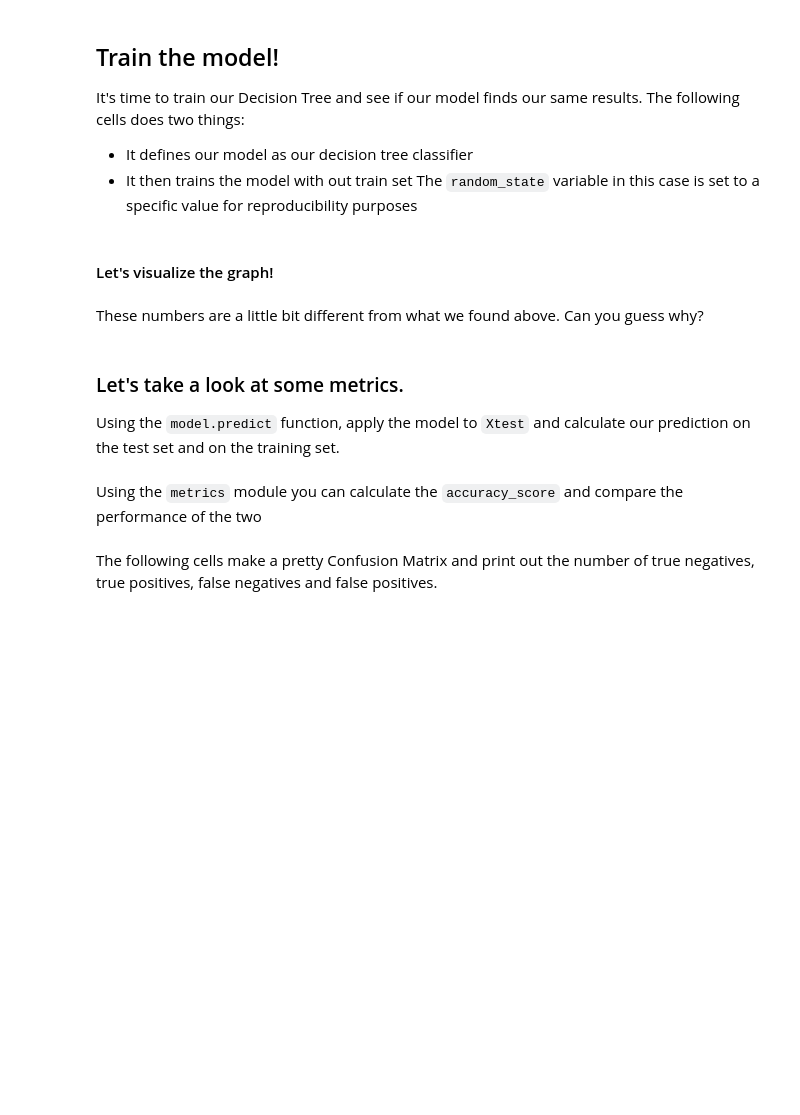
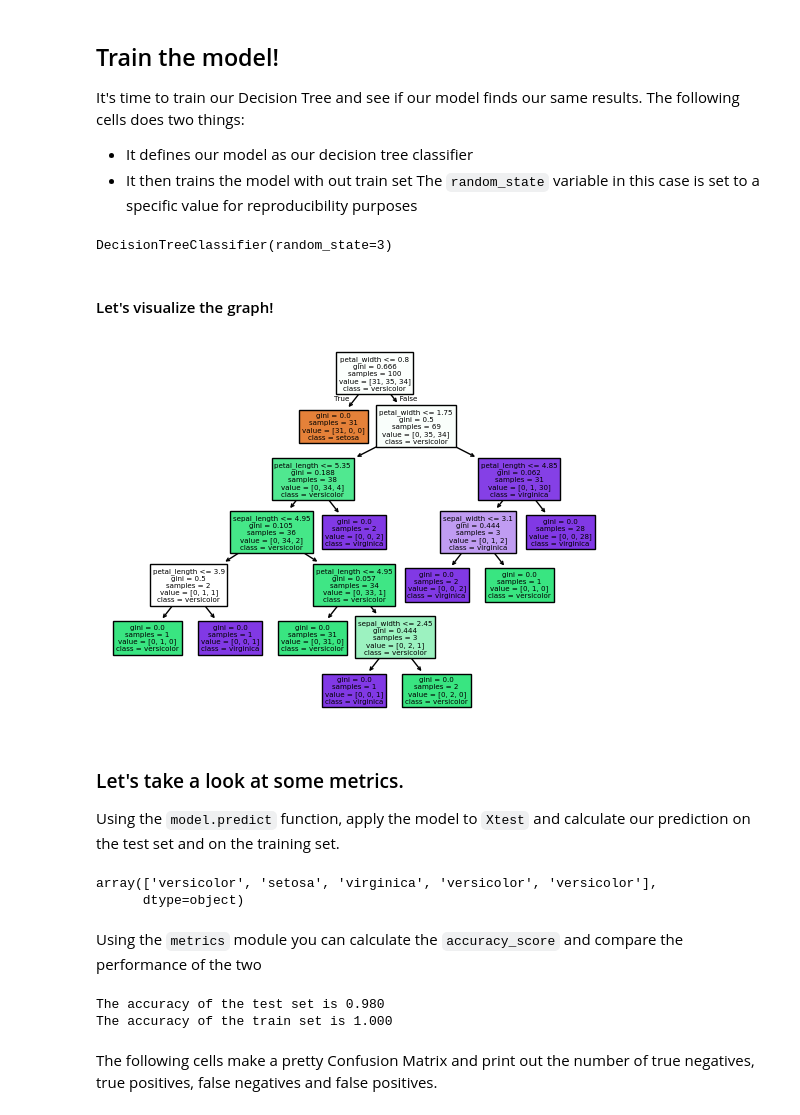
Before and after one commit to nakulpandit/QM_ML_DL_Lab, a Jupyter notebook: week 3/Week_3_2025_first_ML_project_Shared.ipynb, the cells around one changed output. Drawn from its saved outputs; the diff is of its cells as text; code cells hidden in the pictures; blank space fills up the shorter version.

```diff
--- a/week 3/Week_3_2025_first_ML_project_Shared.ipynb
+++ b/week 3/Week_3_2025_first_ML_project_Shared.ipynb
@@ -89,0 +102,2 @@ You can change the column names to something handier, or keep them as they are,
+# %%
+learningSet.drop_duplicates(keep='first').reset_index(drop=True, inplace=True)
@@ -118,3 +135,8 @@ ytest  = ...
+# %%
+X = learningSet.drop(columns=['species'])
+Y = learningSet['species']
+# %%
+xtrain, xtest, ytrain, ytest = train_test_split(X, Y, test_size=0.33, random_state=42,)
 # %% [markdown]
 Verify that the `shape` of `Xtrain`, `Xtest`, `ytrain`, `ytest` is what you expect.
 # %%
@@ -183,12 +218,13 @@ It's time to train our Decision Tree and see if our model finds our same results
 The `random_state` variable in this case is set to a specific value for reproducibility purposes
 # %%
 model = DecisionTreeClassifier(random_state=3)
-model.fit(Xtrain,ytrain)
+model.fit(xtrain,ytrain)
+# %% [output]
+DecisionTreeClassifier(random_state=3)
 # %% [markdown]
 #### Let's visualize the graph!
 # %%
-plot_tree(model, feature_names=['Stellar Mass (M*)', 'Orbital Period (d)', 'Distance (AU)'],
-          class_names=['Not Habitable','Habitable'], filled = True, rounded = True)
+plot_tree(model, feature_names=['sepal_length', 'sepal_width', 'petal_length', 'petal_width'], class_names=model.classes_, filled=True)
 plt.show()
+# %% [output]
+[figure, added]
-# %% [markdown]
-These numbers are a little bit different from what we found above. Can you guess why?
@@ -203,2 +234,8 @@ ytrainpred = ...
+# %%
+ytestpred = model.predict(xtest)
+ytestpred[0:5]
+# %% [output]
+array(['versicolor', 'setosa', 'virginica', 'versicolor', 'versicolor'],
+      dtype=object)
 # %% [markdown]
 Using the `metrics` module you can calculate the `accuracy_score` and compare the performance of the two
@@ -205,8 +244,11 @@ Using the `metrics` module you can calculate the `accuracy_score` and compare th
 # %%
-test_accuracy  = ...
-train_accuracy = ...
+test_accuracy  = accuracy_score(ytest, ytestpred)
+train_accuracy = accuracy_score(ytrain, model.predict(xtrain))
 print("The accuracy of the test set is {:.3f}".format(test_accuracy))
 print("The accuracy of the train set is {:.3f}".format(train_accuracy))
+# %% [output]
+The accuracy of the test set is 0.980
+The accuracy of the train set is 1.000
 # %% [markdown]
 The following cells make a pretty Confusion Matrix and print out the number of true negatives, true positives, false negatives and false positives.
 # %%
```
Also changed, not shown: parts of 58 cells of this notebook.
